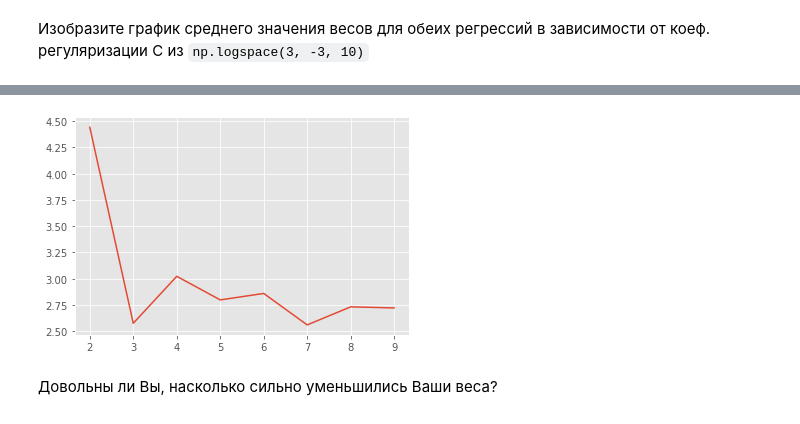
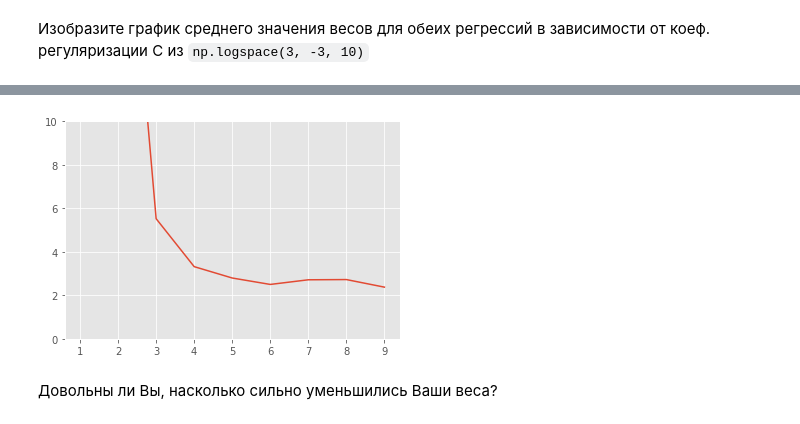
Before and after one commit to bulatral42/msu_ml_autumn_2020, a Jupyter notebook: valiahmetov_hw2.ipynb, the cells around one changed output, grey strips where cells are left out. Saved outputs shown, nothing was run; the diff lists cells and outputs as text; code cells hidden in the pictures.

```diff
--- a/valiahmetov_hw2.ipynb
+++ b/valiahmetov_hw2.ipynb
@@ -550,6 +554,6 @@ y = np.r_[np.ones(200), np.zeros(200)]
 # %%pycodestyle
 
 my_clf_lin = MySGDClassifier(batch_generator, alpha=0.01, max_epoch=10,
-                             C=20, model_type='lin_reg', batch_size=1, scaler=None)
+                             C=30, model_type='lin_reg', batch_size=1, scaler=None)
 my_clf_lin.fit(X, y)
 # %% [output]
@@ -599,16 +603,18 @@ $N$ можно брать 10, 50, 100 и т.д.
 
 plt.figure(figsize=(15, 8))
 aplha_arr = [0.0001, 0.001, 0.01, 0.05, 0.1]
-N = 50
+N = 500
 for alpha in aplha_arr:
-    my_clf_log = MySGDClassifier(batch_generator, alpha=alpha, max_epoch=5,
-                                 C=1000, batch_size=100, model_type='log_reg')
+    my_clf_log = MySGDClassifier(batch_generator, alpha=alpha, max_epoch=1,
+                                 C=3000, batch_size=100, model_type='log_reg')
     my_clf_log.fit(X, y)
     steps = len(my_clf_log.errors_log['loss']) // N
     losses = []
     for i in range(steps):
         losses.append(np.sum(my_clf_log.errors_log['loss'][i * N : (i + 1) * N]) / N)
     plt.plot(np.arange(len(losses)), losses, label='alpha = {}'.format(alpha))
+
+plt.ylim(0, 4)
 plt.xlabel('Steps')
 plt.ylabel('LogRegLoss')
 plt.legend()
@@ -650,10 +657,11 @@ plt.show()
 C_arr = np.logspace(-3, 3, 10)
 res1 = []
 for C in C_arr:
-    my_clf_log = MySGDClassifier(batch_generator, batch_size=100, max_epoch=30,
+    my_clf_log = MySGDClassifier(batch_generator, batch_size=100, max_epoch=10,
                                  C=C, alpha=0.00000001, model_type='log_reg')
     my_clf_log.fit(X, y)
     res1.append(np.linalg.norm(my_clf_log.weights))
+    print(C)
 plt.plot(range(len(res1)), np.log2(res1))
 plt.show()
 # %% [output]
@@ -675,10 +693,11 @@ plt.show()
 # %%
 # %%pycodestyle
 
-plt.plot(range(len(res2))[2:], np.log2(res2[2:]))
+plt.plot(range(len(res2)), np.log2(res2))
+plt.ylim(0, 10)
 plt.show()
 # %% [output]
-[figure, old version]
+[figure, new version]
 # %% [markdown]
 Довольны ли Вы, насколько сильно уменьшились Ваши веса?
 # %% [markdown]
```
Also changed, not shown: parts of 26 cells of this notebook.
